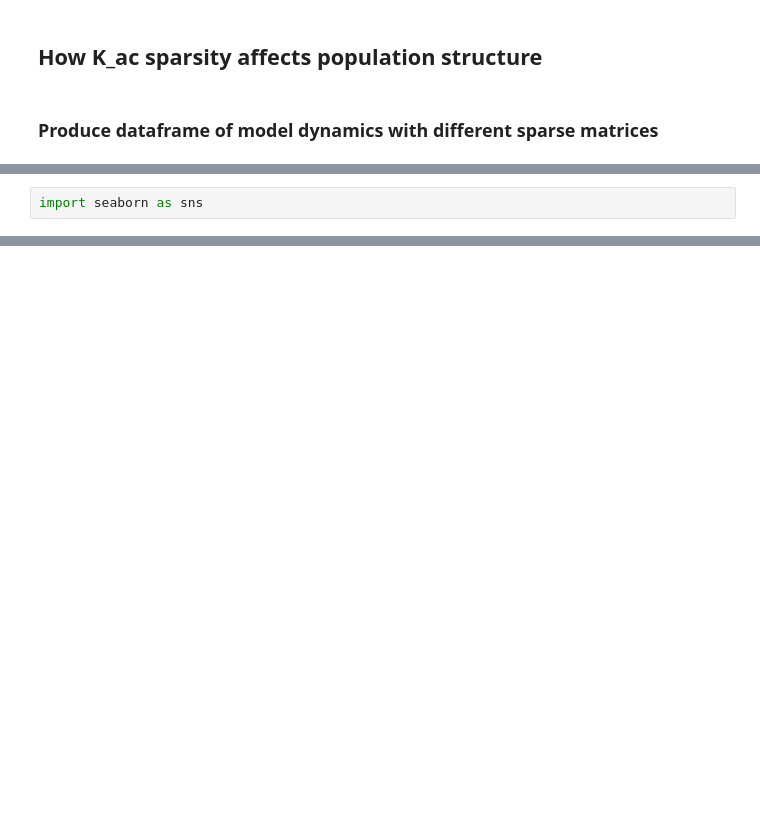
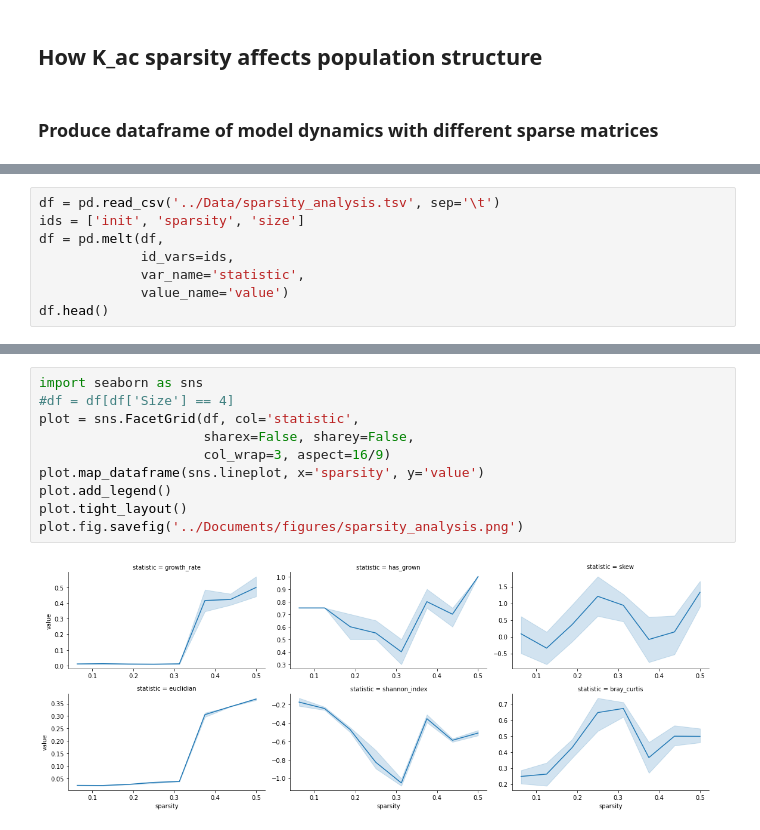
Before and after one commit to DJSiddharthVader/Simulations-02712-Project, a Jupyter notebook: Notebooks/Sparsity_Analysis.ipynb, the cells around one changed output, grey strips where cells are left out. Cells and saved outputs as stored; diff of their text form; blank space fills up the shorter version.

```diff
--- a/Notebooks/Sparsity_Analysis.ipynb
+++ b/Notebooks/Sparsity_Analysis.ipynb
@@ -44,2 +38,8 @@ results.to_csv('../Data/sparsity_analysis.tsv', sep='\t', index=False)
 # %%
-import seaborn as sns
+df = pd.read_csv('../Data/sparsity_analysis.tsv', sep='\t')
+ids = ['init', 'sparsity', 'size']
+df = pd.melt(df,
+             id_vars=ids,
+             var_name='statistic',
+             value_name='value')
+df.head()
@@ -45,0 +65,12 @@ import seaborn as sns
+# %%
+import seaborn as sns
+#df = df[df['Size'] == 4]
+plot = sns.FacetGrid(df, col='statistic',
+                     sharex=False, sharey=False,
+                     col_wrap=3, aspect=16/9)
+plot.map_dataframe(sns.lineplot, x='sparsity', y='value')
+plot.add_legend()
+plot.tight_layout()
+plot.fig.savefig('../Documents/figures/sparsity_analysis.png')
+# %% [output]
+[figure, added]
```
Also changed, not shown: parts of 5 cells of this notebook, 6 other files.
